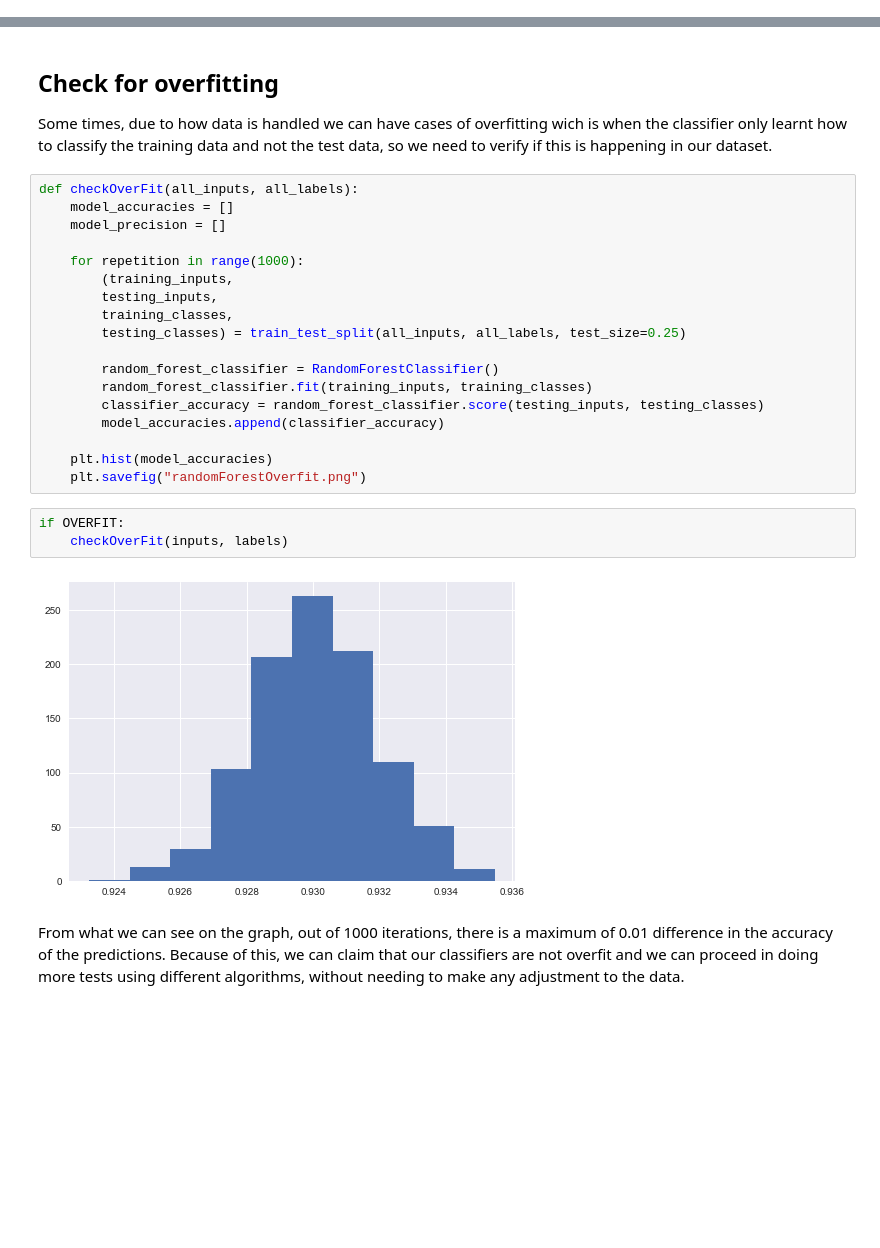
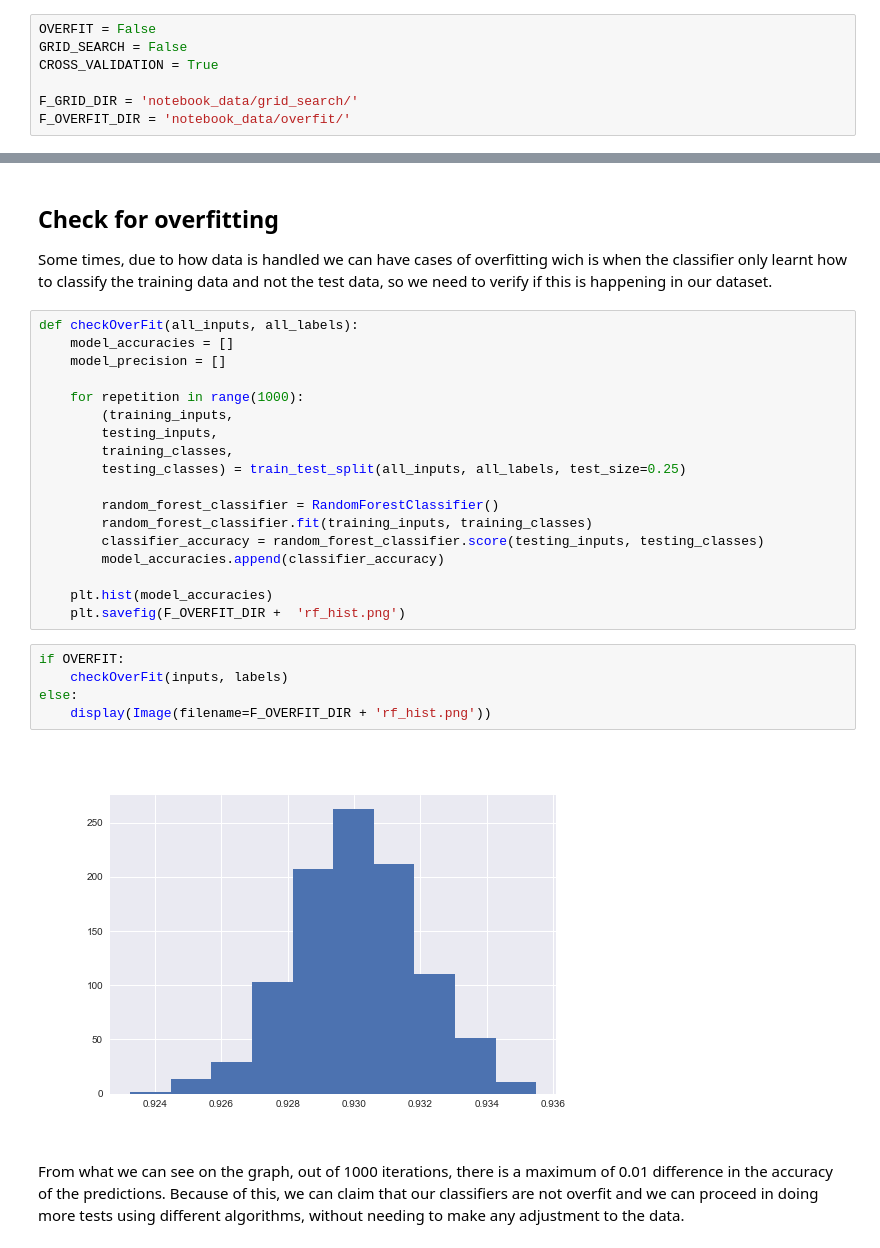
Before and after one commit to Diogogrosario/Artificial-Intelligence, a Jupyter notebook: covid-symptoms.ipynb, the cells around one changed output, grey strips where cells are left out. Cells and saved outputs as stored; diff of their text form; blank space fills up the shorter version.

Commit message:
Finished stuff in notebook

```diff
--- a/covid-symptoms.ipynb
+++ b/covid-symptoms.ipynb
@@ -26,3 +22,10 @@ CROSS_VALIDATION = True
+# %%
+OVERFIT = False
+GRID_SEARCH = False
+CROSS_VALIDATION = True
+
+F_GRID_DIR = 'notebook_data/grid_search/'
+F_OVERFIT_DIR = 'notebook_data/overfit/'
 # %% [markdown]
 # Analysing the dataset
 
@@ -370,12 +382,14 @@ def checkOverFit(all_inputs, all_labels):
         model_accuracies.append(classifier_accuracy)
 
     plt.hist(model_accuracies)
-    plt.savefig("randomForestOverfit.png")
+    plt.savefig(F_OVERFIT_DIR +  'rf_hist.png')
 # %%
 if OVERFIT:
     checkOverFit(inputs, labels)
+else:
+    display(Image(filename=F_OVERFIT_DIR + 'rf_hist.png'))
 # %% [output]
-[figure, old version]
+[figure, new version]
 # %% [markdown]
 From what we can see on the graph, out of 1000 iterations, there is a maximum of 0.01 difference in the accuracy of the predictions.
 Because of this, we can claim that our classifiers are not overfit and we can proceed in doing more tests using different algorithms, without needing to make any adjustment to the data.
```
Also changed, not shown: parts of 23 cells of this notebook, 8 other files.
